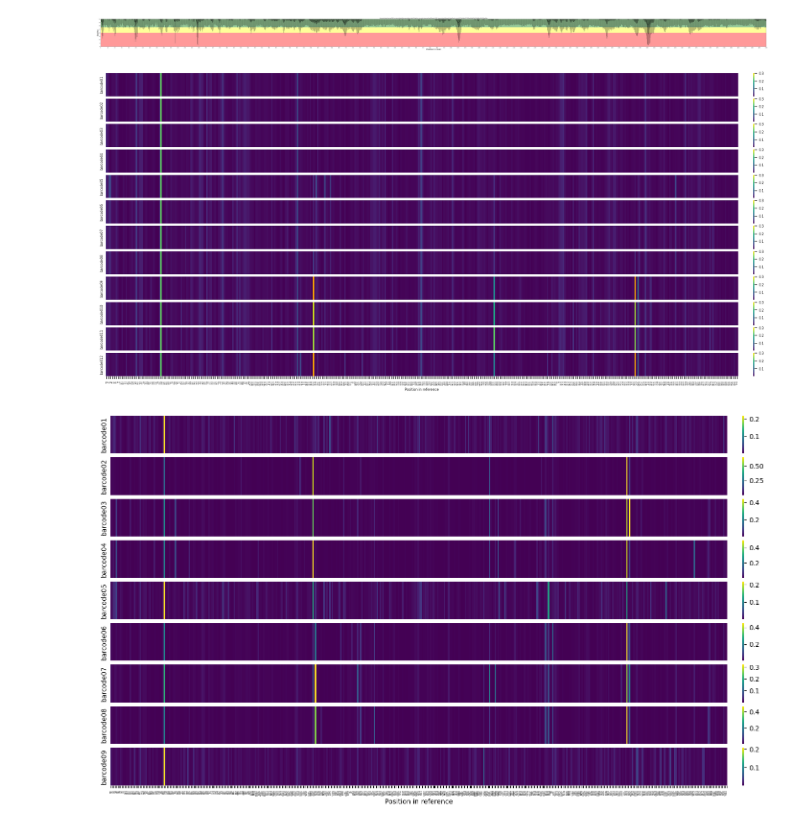
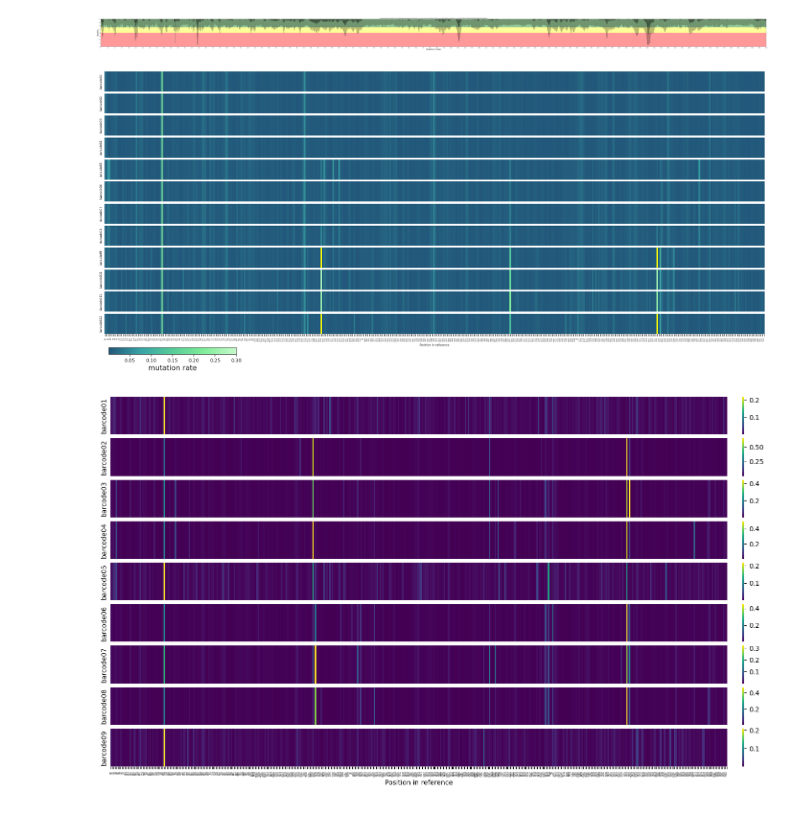
Before and after one commit to AliceHovsepyan/pogo_pance_draft, a Jupyter notebook: Nanopore_analysis.ipynb, the cells around one changed output. Cells and saved outputs as stored; diff of their text form; code cells hidden in the pictures.

```diff
--- a/Nanopore_analysis.ipynb
+++ b/Nanopore_analysis.ipynb
@@ -278,36 +461,46 @@ for bc_nr in list(range(1,13))+[23]:
     barcode = f"barcode0{bc_nr}" if bc_nr < 10 else f"barcode{bc_nr}"
     enrichment_relative = pd.read_csv(f"/home/student/anna/DMS_analysis/final_output/{data_folder}/{barcode}/highly_accurate_basecalling/filtered_Q{quality}_maxminlen/enrichment_relative_roi_{data_type}.csv", index_col = 0)
     enrichments[barcode] = enrichment_relative
+# %%
+cmap = LinearSegmentedColormap.from_list("custom_cmap", [
+    #"#2C3E5E",
+    "#22577A",  # Deep blue
+    "#38A3A5",  # Teal
+    "#57CC99",  # Medium green
+    "#80ED99",  # Bright green
+    "#C7F9CC"   # Light pastel green
+] , N=256)
 # %%
 fig, axes = plt.subplots(12, figsize = (25,10))
 fig.subplots_adjust(hspace=0.1)
 
 for bc_nr in range(0,12):
     barcode = f"barcode0{bc_nr+1}" if bc_nr < 9 else f"barcode{bc_nr+1}"
     plot_df = enrichments[barcode].copy()
 
     plot_df = pd.DataFrame(plot_df.iloc[:-1,:].sum()).T
 
-    my_cmap = plt.get_cmap('viridis').copy()
-    my_cmap.set_over('orange')
+    my_cmap = cmap#plt.get_cmap('viridis').copy()
+    my_cmap.set_over('yellow')
     annotations = annots_R2 #if bc_nr <= 5 else annots_R5
 
-    sns.heatmap(plot_df, xticklabels=annotations if bc_nr  == 11 else False, ax = axes[bc_nr], cmap = my_cmap, vmax=0.3, cbar = True, yticklabels=False, cbar_kws={"pad" : 0.02}, linewidths = 0)
+    sns.heatmap(plot_df, xticklabels=annotations if bc_nr  == 11 else False, ax = axes[bc_nr], cmap = my_cmap, vmax=0.3, cbar = False, yticklabels=False, cbar_kws={"pad" : 0.02}, linewidths = 0)
     axes[bc_nr].set_ylabel("barcode0"+str(bc_nr+1))
 
     if bc_nr == 11:
         axes[bc_nr].set_xlabel("Position in reference")
         axes[bc_nr].set_xticklabels(annotations,fontsize = 3)
 
 # ## add at the bottom of the figure horizontally a cbar for the relative counts
-# cbar_ax = fig.add_axes([0.13, 0.05, 0.15, 0.02])
-# cbar = fig.colorbar(axes[0].collections[0], cax=cbar_ax, orientation = "horizontal")
-# cbar.set_label("mutation rate", fontsize = 15)
-# cbar.ax.tick_params(labelsize=10)
+cbar_ax = fig.add_axes([0.13, 0.05, 0.15, 0.02])
+cbar = fig.colorbar(axes[0].collections[0], cax=cbar_ax, orientation = "horizontal")
+cbar.set_label("mutation rate", fontsize = 15)
+cbar.ax.tick_params(labelsize=10)
+
 plt.savefig(f"/home/student/anna/DMS_analysis/final_output/{data_folder}/highly_acc_bcall_enrichment_heatmap_all_barcodes_Q{quality}_diffCmap.pdf", bbox_inches = "tight")
 plt.savefig(f"/home/student/anna/DMS_analysis/final_output/{data_folder}/highly_acc_bcall_enrichment_heatmap_all_barcodes_Q{quality}_diffCmap.png", bbox_inches = "tight")
 # %% [output]
-[figure, old version]
+[figure, new version]
 # %%
 fig, axes = plt.subplots(9, figsize = (20,10))
 fig.subplots_adjust(hspace=0.1)
```
Also changed, not shown: parts of 8 cells of this notebook, 6 other files.
